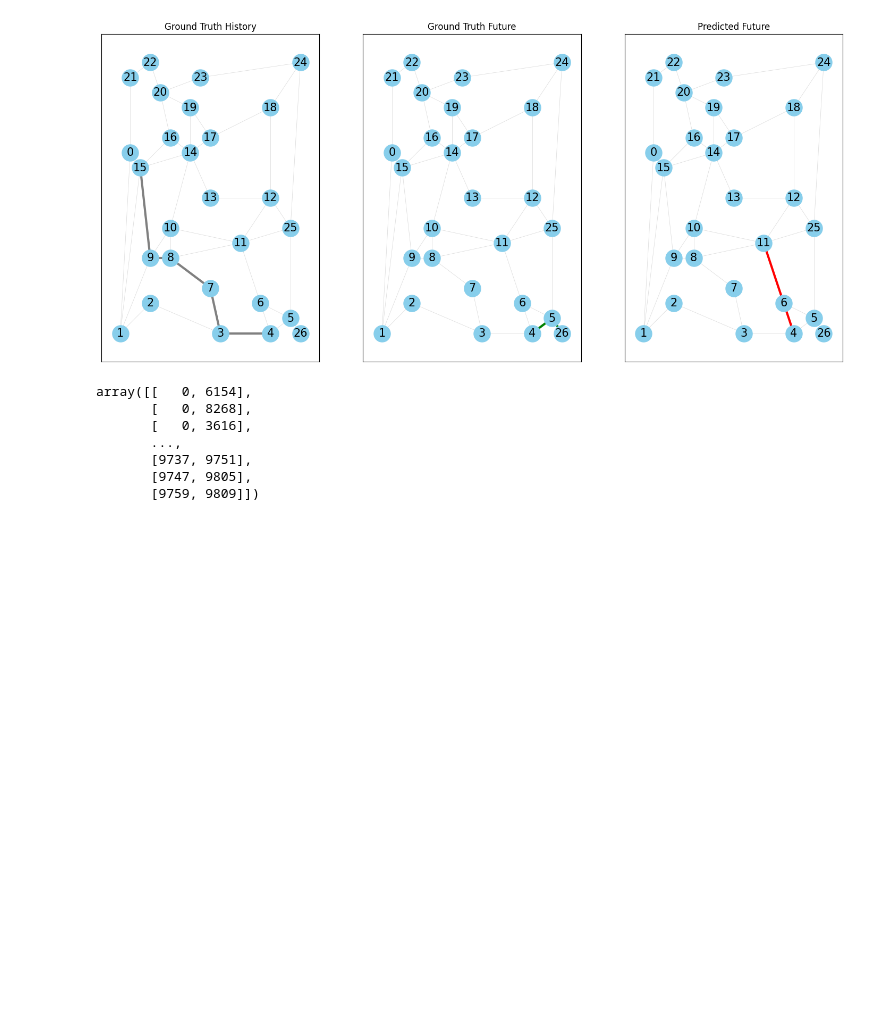
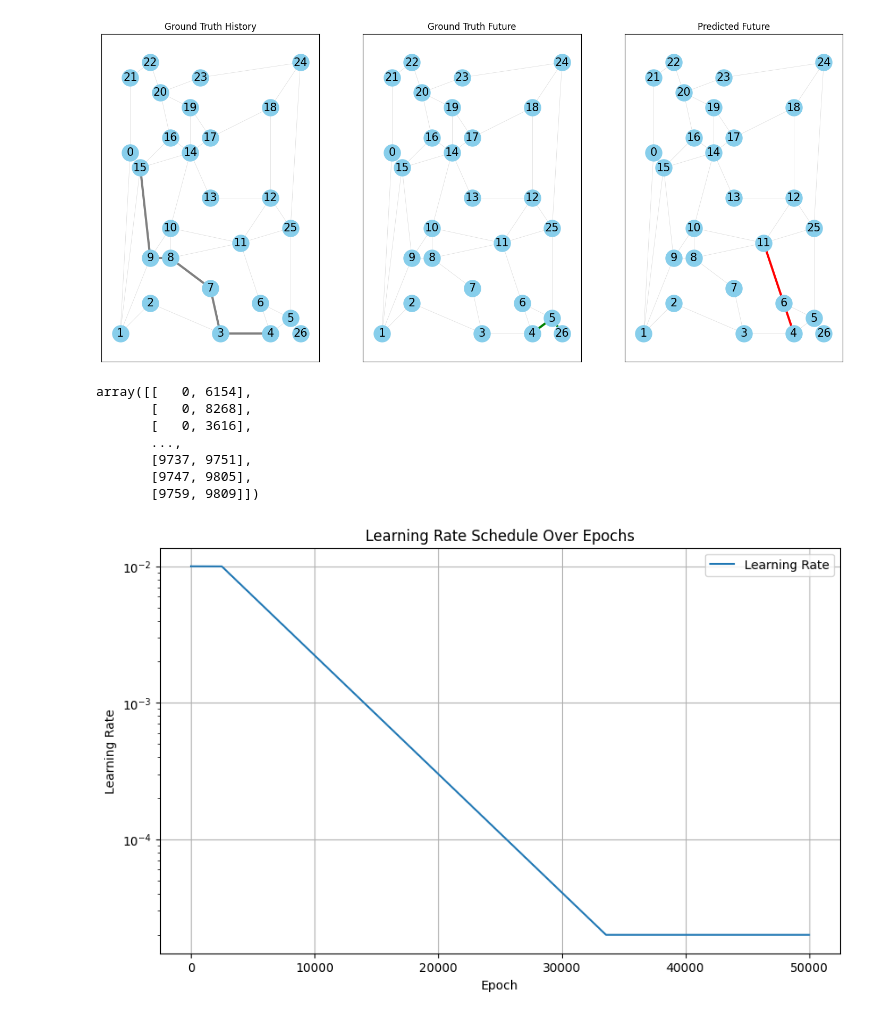
Before and after one commit to schjo480/Master_Thesis, a Jupyter notebook: models/test.ipynb, the cells around one changed output. Drawn from its saved outputs; the diff is of its cells as text; code cells hidden in the pictures; blank space fills up the shorter version.

```diff
--- a/models/test.ipynb
+++ b/models/test.ipynb
@@ -115,3 +115,36 @@ array([[   0, 6154],
        [9737, 9751],
        [9747, 9805],
        [9759, 9809]])
+# %%
+import matplotlib.pyplot as plt
+
+# Parameters
+lr = 0.01
+num_epochs = 50000
+learning_rate_warmup_steps = 2500
+lr_decay_parameter = 0.9998
+
+# Learning rate schedule
+def lr_lambda(epoch):
+    if epoch < learning_rate_warmup_steps:
+        return 1.0
+    else:
+        decay_lr = lr_decay_parameter ** (epoch - learning_rate_warmup_steps)
+        return max(decay_lr, 2e-5 / lr)
+
+
+# Calculate learning rates for each epoch
+learning_rates = [lr * lr_lambda(epoch) for epoch in range(num_epochs)]
+
+# Plot the learning rates
+plt.figure(figsize=(10, 6))
+plt.plot(learning_rates, label='Learning Rate')
+plt.xlabel('Epoch')
+plt.ylabel('Learning Rate')#
+plt.yscale('log')
+plt.title('Learning Rate Schedule Over Epochs')
+plt.legend()
+plt.grid(True)
+plt.show()
+# %% [output]
+[figure, added]
```
Also changed, not shown: 9 other files.
